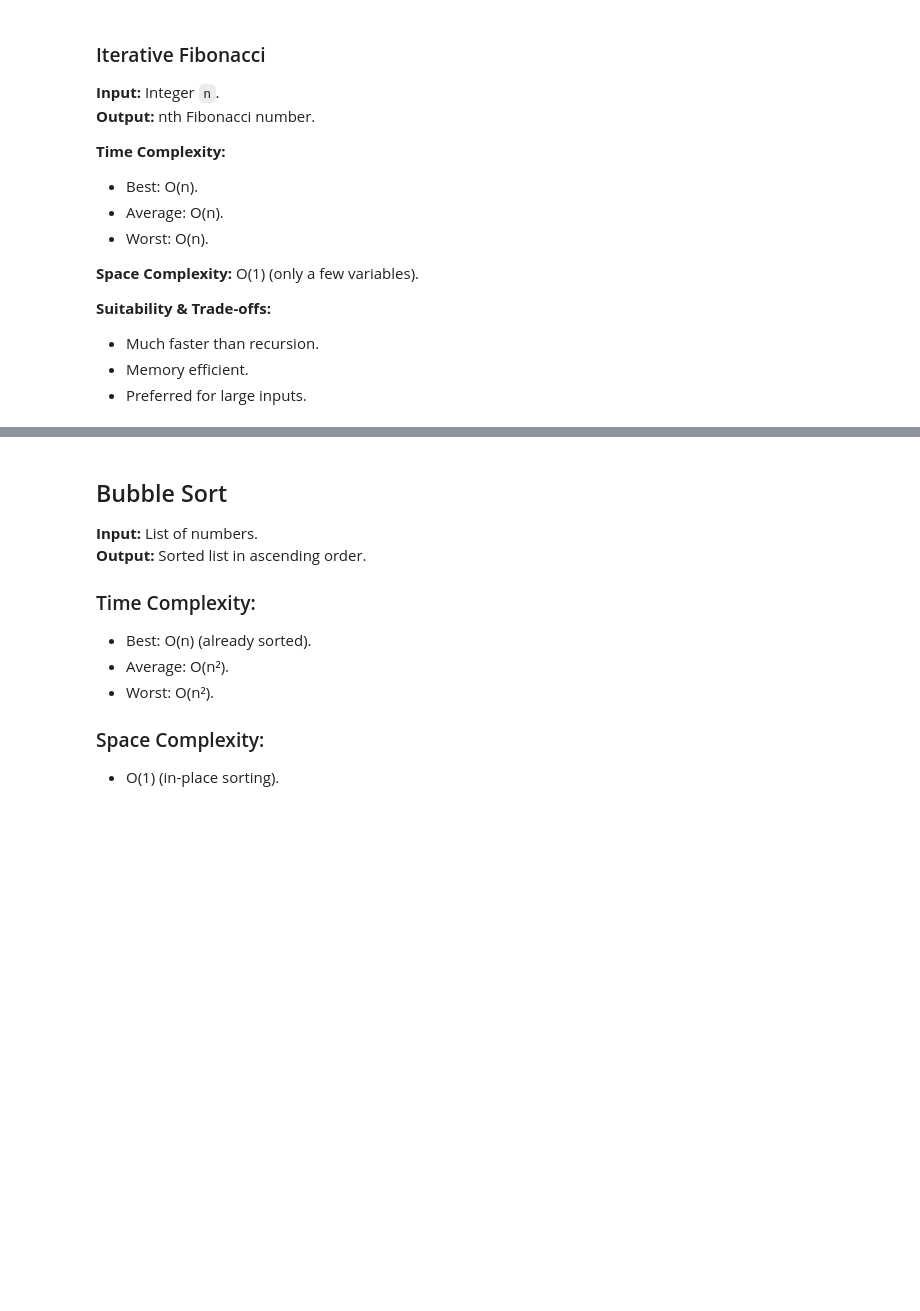
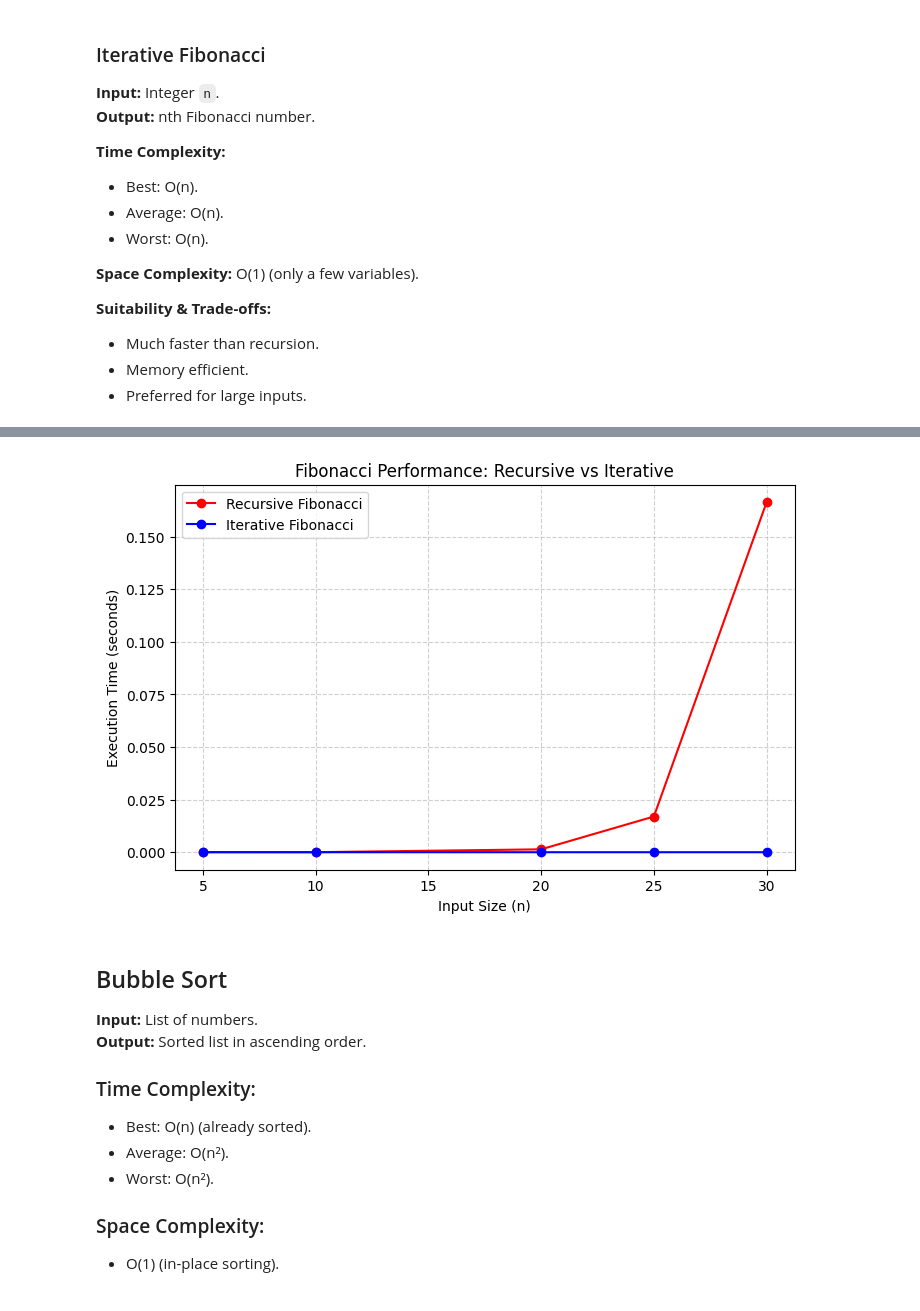
Before and after one commit to himashi27/algo-efficiency-mini-project-himanshi, a Jupyter notebook: lab_ass_1_ADA_.ipynb, the cells around one changed output, grey strips where cells are left out. Cells and saved outputs as stored; diff of their text form; code cells hidden in the pictures; blank space fills up the shorter version.

```diff
--- a/lab_ass_1_ADA_.ipynb
+++ b/lab_ass_1_ADA_.ipynb
@@ -151,3 +155,17 @@ Iterative Memory Used: 0.0 MB
+# %%
+import matplotlib.pyplot as plt
+
+plt.figure(figsize=(8,5))
+plt.plot(sizes, fib_recursive_times, marker='o', color='red', label="Recursive Fibonacci")
+plt.plot(sizes, fib_iterative_times, marker='o', color='blue', label="Iterative Fibonacci")
+plt.xlabel("Input Size (n)")
+plt.ylabel("Execution Time (seconds)")
+plt.title("Fibonacci Performance: Recursive vs Iterative")
+plt.legend()
+plt.grid(True, linestyle="--", alpha=0.6)
+plt.show()
+# %% [output]
+[figure, added]
 # %% [markdown]
 ## Bubble Sort
 
```
Also changed, not shown: parts of 15 cells of this notebook.
